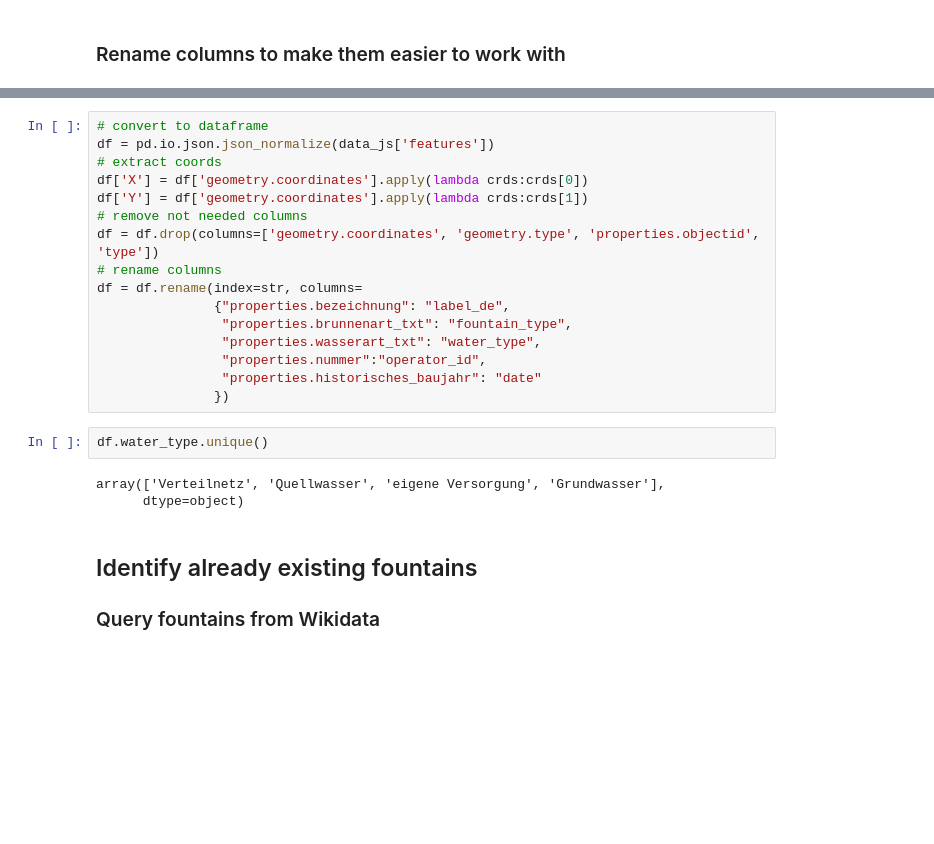
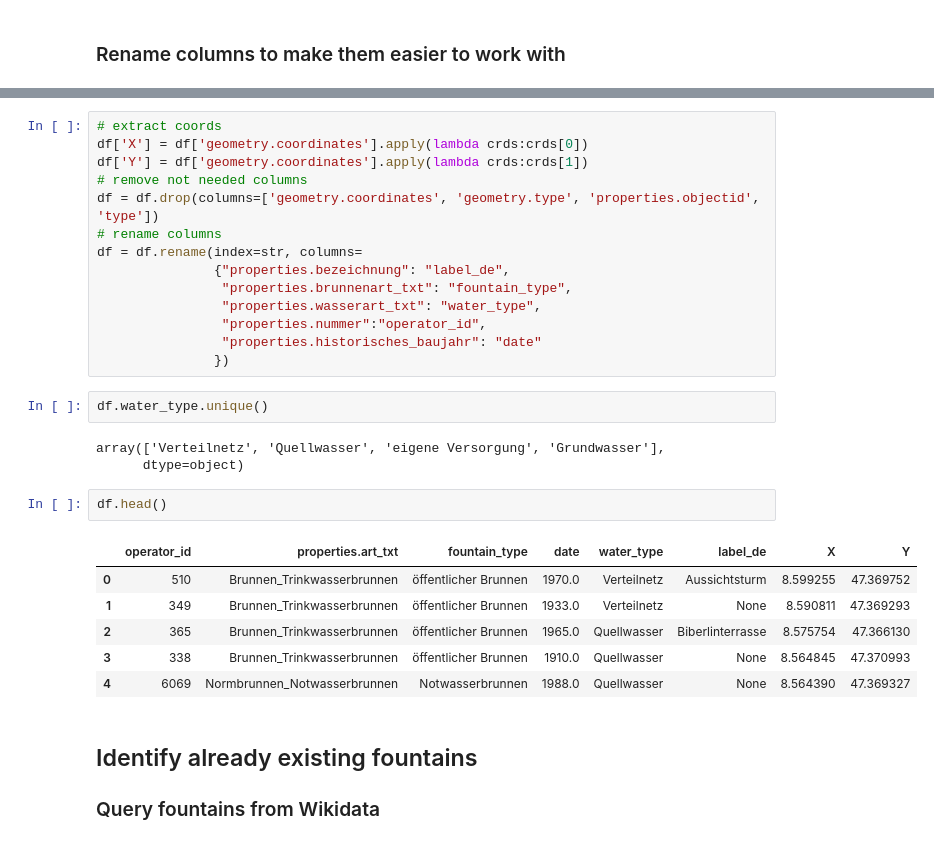
Before and after one commit to water-fountains/import2wikidata, a Jupyter notebook: zurich_fountains_preprocess.ipynb, the cells around one changed output, grey strips where cells are left out. Cells and saved outputs as stored; diff of their text form; blank space fills up the shorter version.

```diff
--- a/zurich_fountains_preprocess.ipynb
+++ b/zurich_fountains_preprocess.ipynb
@@ -35,6 +71,4 @@ data_js = json.loads(urlopen(data_url).read())
 # %%
-# convert to dataframe
-df = pd.io.json.json_normalize(data_js['features'])
 # extract coords
 df['X'] = df['geometry.coordinates'].apply(lambda crds:crds[0])
 df['Y'] = df['geometry.coordinates'].apply(lambda crds:crds[1])
@@ -53,6 +87,15 @@ df.water_type.unique()
 # %% [output]
 array(['Verteilnetz', 'Quellwasser', 'eigene Versorgung', 'Grundwasser'],
       dtype=object)
+# %%
+df.head()
+# %% [output]
+|  | operator_id | properties.art_txt | fountain_type | date | water_type | label_de | X | Y |
+| 0 | 510 | Brunnen_Trinkwasserbrunnen | öffentlicher Brunnen | 1970.0 | Verteilnetz | Aussichtsturm | 8.599255 | 47.369752 |
+| 1 | 349 | Brunnen_Trinkwasserbrunnen | öffentlicher Brunnen | 1933.0 | Verteilnetz | None | 8.590811 | 47.369293 |
+| 2 | 365 | Brunnen_Trinkwasserbrunnen | öffentlicher Brunnen | 1965.0 | Quellwasser | Biberlinterrasse | 8.575754 | 47.366130 |
+| 3 | 338 | Brunnen_Trinkwasserbrunnen | öffentlicher Brunnen | 1910.0 | Quellwasser | None | 8.564845 | 47.370993 |
+| 4 | 6069 | Normbrunnen_Notwasserbrunnen | Notwasserbrunnen | 1988.0 | Quellwasser | None | 8.564390 | 47.369327 |
 # %% [markdown]
 ## Identify already existing fountains
 ### Query fountains from Wikidata
```
Also changed, not shown: parts of 15 cells of this notebook.
